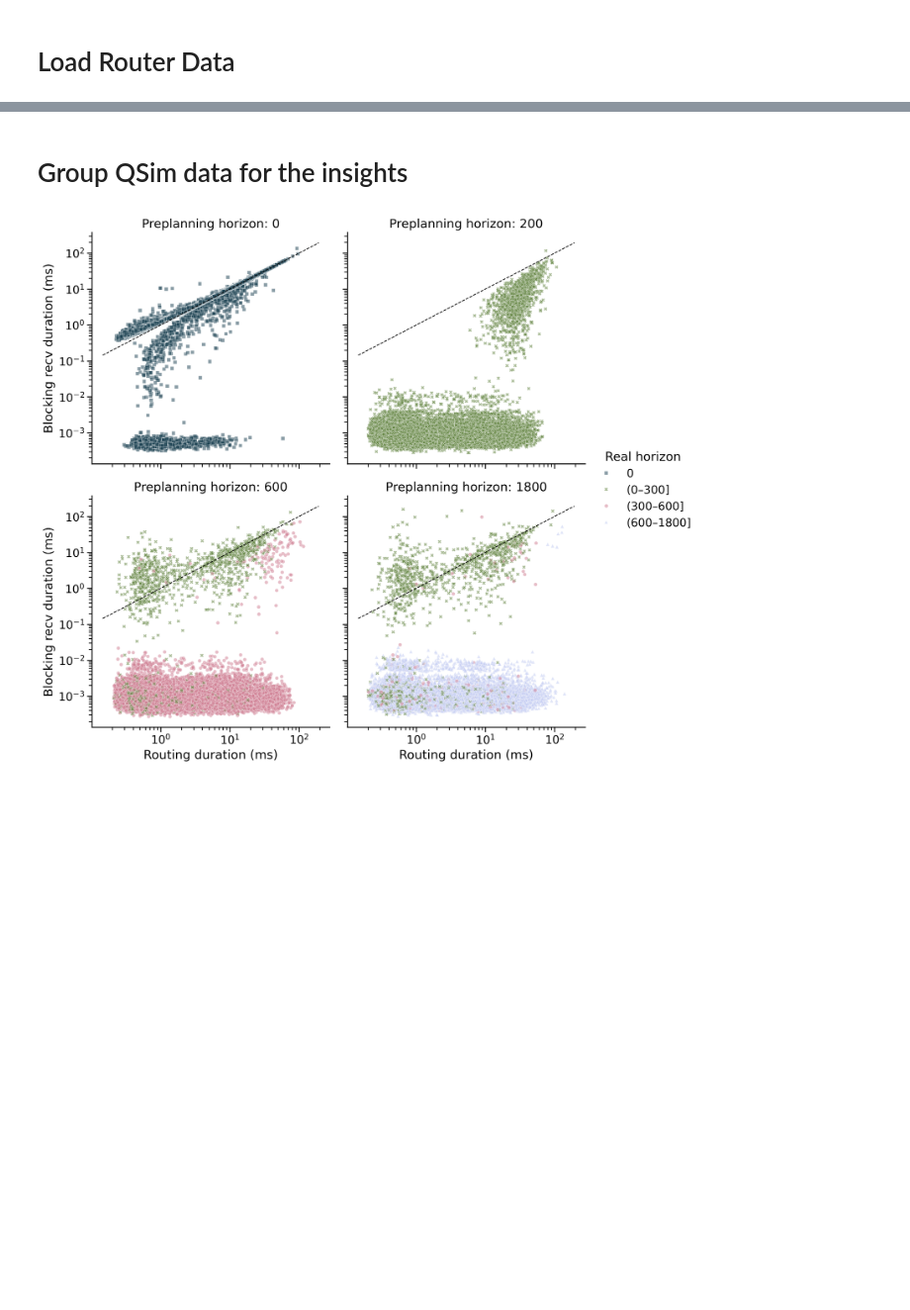
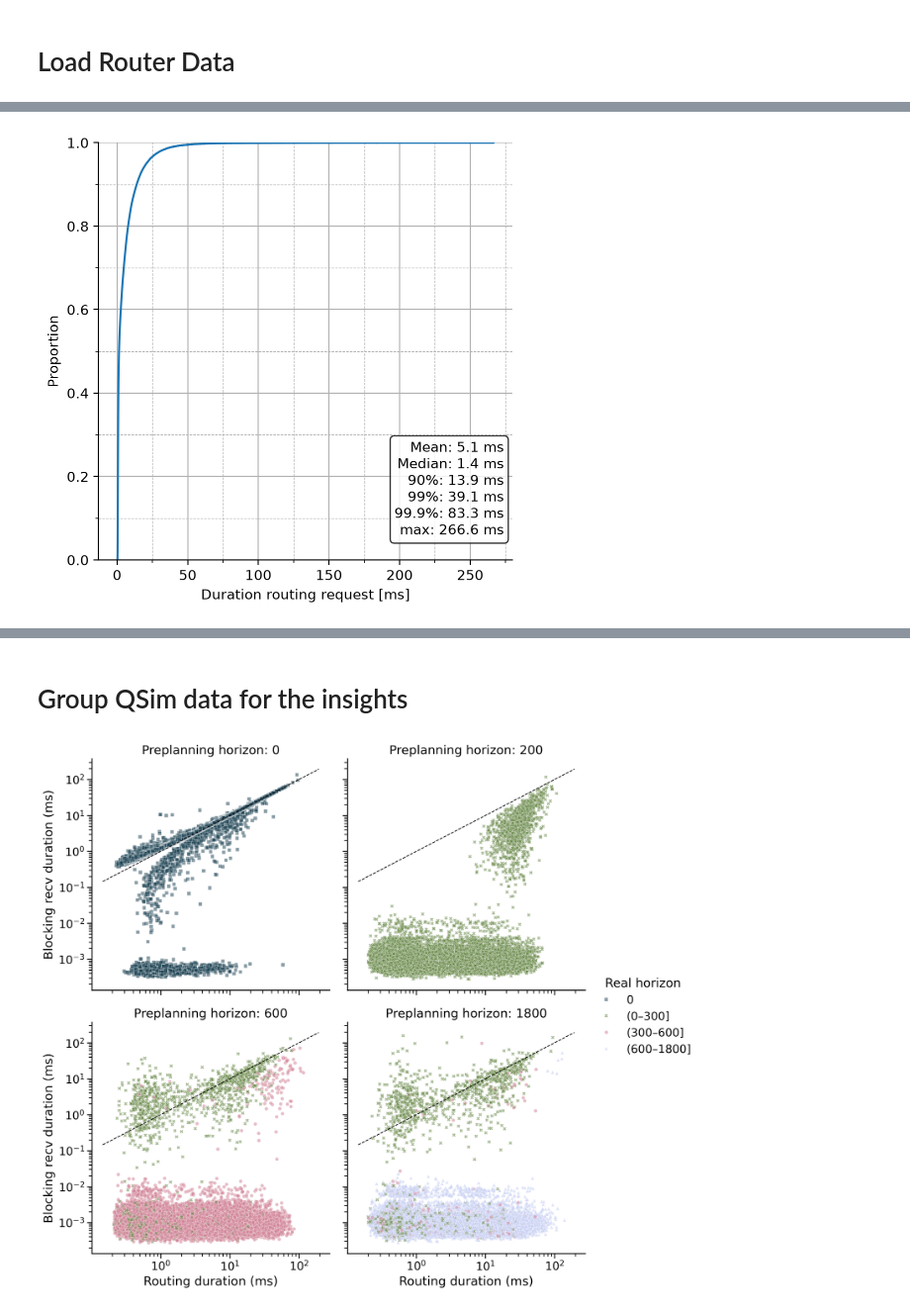
Before and after one commit to paulheinr/parallel-qsim-berlin, a Jupyter notebook: src/main/python/jupyter-notebooks/routing-request-analysis.ipynb, the cells around one changed output, grey strips where cells are left out. Shown at 99% size. Saved outputs shown, nothing was run; the diff lists cells and outputs as text; code cells hidden in the pictures; blank space fills up the shorter version.

```diff
--- a/src/main/python/jupyter-notebooks/routing-request-analysis.ipynb
+++ b/src/main/python/jupyter-notebooks/routing-request-analysis.ipynb
@@ -128,3 +125,58 @@ plt.show()
 # %%
-# plot distribution of duration_ns_qsim and duration_ns_router with seaborn into one plot
-# sns.displot(merged_df, x="duration_ns_router", hue="server_id", kind="kde")
+import matplotlib.ticker as ticker
+
+df = merged_qsim_router_dict[sample]
+df["duration_ms_router"] = df["duration_ns_router"] / 1e6
+
+g = sns.displot(
+    df,
+    x="duration_ms_router",
+    kind="ecdf"
+)
+
+g.set_axis_labels(
+    "Duration routing request [ms]",
+    "Proportion"
+)
+
+ax = g.ax
+
+# Y-Achse:
+# Hauptlinien bei 20, 40, 60, ...
+ax.yaxis.set_major_locator(ticker.MultipleLocator(0.2))
+
+# Zwischenlinien bei 10, 30, 50, ...
+ax.yaxis.set_minor_locator(ticker.MultipleLocator(0.1))
+
+# X-Achse:
+# Hauptlinien bei 0, 50, 100, 150, ...
+ax.xaxis.set_major_locator(ticker.MultipleLocator(50))
+
+# Zwischenlinien bei 25, 75, 125, ...
+ax.xaxis.set_minor_locator(ticker.MultipleLocator(25))
+
+# Gitternetzlinien
+ax.grid(which="major", linestyle="-", linewidth=0.8)
+ax.grid(which="minor", linestyle="--", linewidth=0.5)
+
+stats = (
+    f"Mean: {df['duration_ms_router'].mean():.1f} ms\n"
+    f"Median: {df['duration_ms_router'].median():.1f} ms\n"
+    f"90%: {df['duration_ms_router'].quantile(0.90):.1f} ms\n"
+    f"99%: {df['duration_ms_router'].quantile(0.99):.1f} ms\n"
+    f"99.9%: {df['duration_ms_router'].quantile(0.999):.1f} ms\n"
+    f"max: {df['duration_ms_router'].max():.1f} ms"
+)
+
+ax.text(
+    0.98, 0.05,
+    stats,
+    transform=ax.transAxes,
+    ha="right",
+    va="bottom",
+    bbox=dict(boxstyle="round", facecolor="white", alpha=0.8)
+)
+
+g.savefig("ecdf_routing_duration.pdf", bbox_inches="tight")
+# %% [output]
+[figure, added]
```
Also changed, not shown: parts of 7 cells of this notebook, 6 other files.
